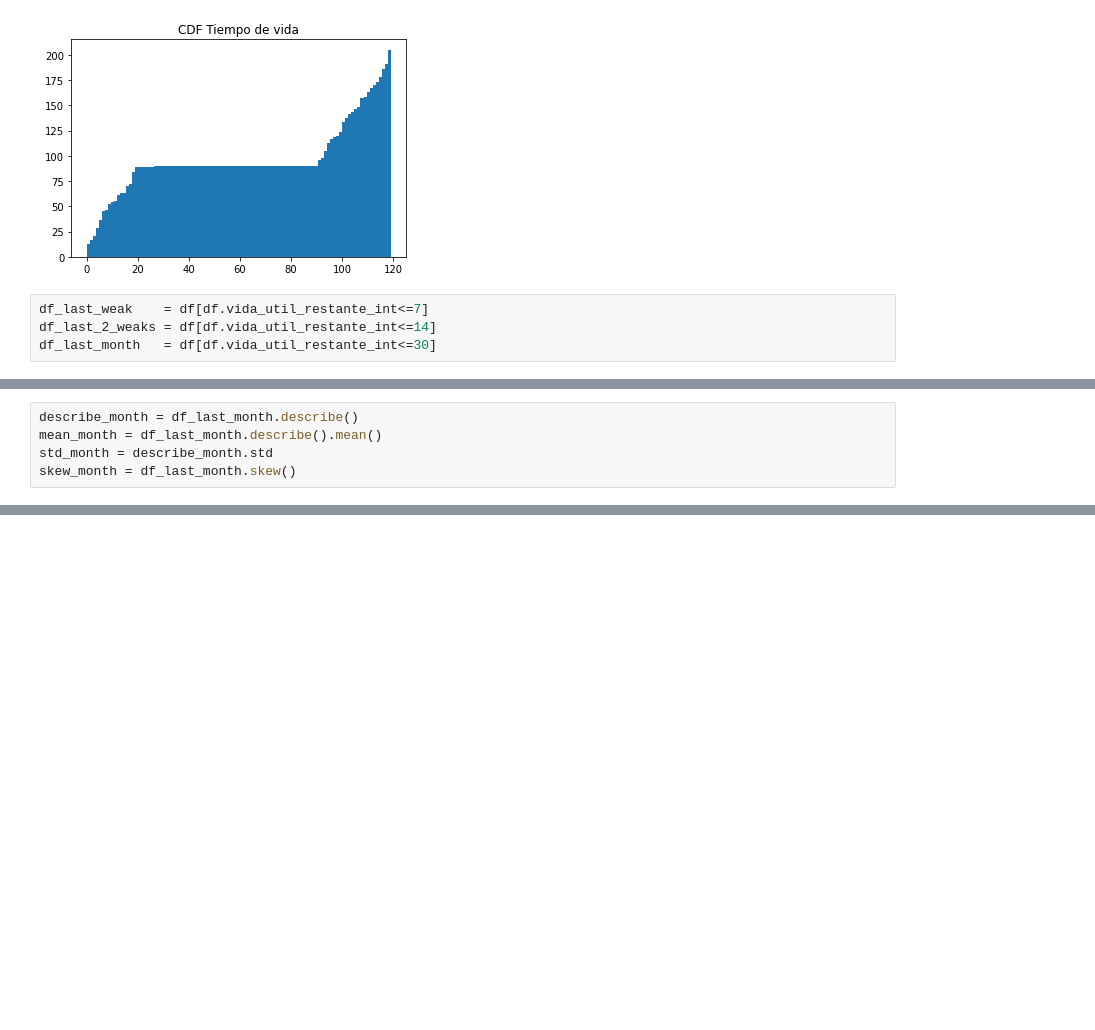
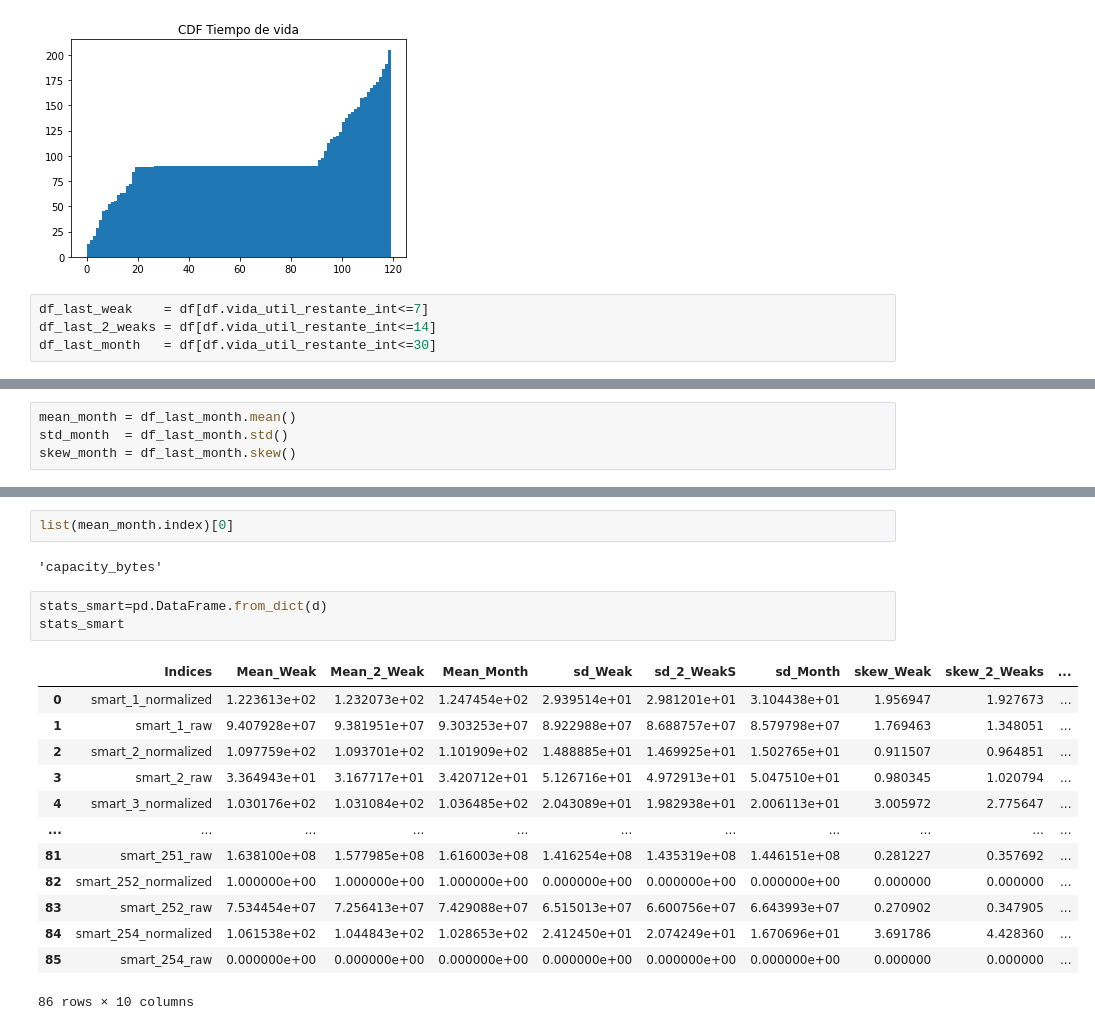
Before and after one commit to MIIIO2020/Prueba_2_AP, a Jupyter notebook: Python/Mati.ipynb, the cells around one changed output, grey strips where cells are left out. Cells and saved outputs as stored; diff of their text form; blank space fills up the shorter version.

```diff
--- a/Python/Mati.ipynb
+++ b/Python/Mati.ipynb
@@ -183,5 +148,4 @@ describe_month
 # %%
-describe_month = df_last_month.describe()
-mean_month = df_last_month.describe().mean()
-std_month = describe_month.std
+mean_month = df_last_month.mean()
+std_month  = df_last_month.std()
 skew_month = df_last_month.skew()
@@ -227,0 +186,21 @@ vida_
+# %%
+list(mean_month.index)[0]
+# %% [output]
+'capacity_bytes'
+# %%
+stats_smart=pd.DataFrame.from_dict(d)
+stats_smart
+# %% [output]
+|  | Indices | Mean_Weak | Mean_2_Weak | Mean_Month | sd_Weak | sd_2_WeakS | sd_Month | skew_Weak | skew_2_Weaks | ... |
+| 0 | smart_1_normalized | 1.223613e+02 | 1.232073e+02 | 1.247454e+02 | 2.939514e+01 | 2.981201e+01 | 3.104438e+01 | 1.956947 | 1.927673 | ... |
+| 1 | smart_1_raw | 9.407928e+07 | 9.381951e+07 | 9.303253e+07 | 8.922988e+07 | 8.688757e+07 | 8.579798e+07 | 1.769463 | 1.348051 | ... |
+| 2 | smart_2_normalized | 1.097759e+02 | 1.093701e+02 | 1.101909e+02 | 1.488885e+01 | 1.469925e+01 | 1.502765e+01 | 0.911507 | 0.964851 | ... |
+| 3 | smart_2_raw | 3.364943e+01 | 3.167717e+01 | 3.420712e+01 | 5.126716e+01 | 4.972913e+01 | 5.047510e+01 | 0.980345 | 1.020794 | ... |
+| 4 | smart_3_normalized | 1.030176e+02 | 1.031084e+02 | 1.036485e+02 | 2.043089e+01 | 1.982938e+01 | 2.006113e+01 | 3.005972 | 2.775647 | ... |
+| ... | ... | ... | ... | ... | ... | ... | ... | ... | ... | ... |
+| 81 | smart_251_raw | 1.638100e+08 | 1.577985e+08 | 1.616003e+08 | 1.416254e+08 | 1.435319e+08 | 1.446151e+08 | 0.281227 | 0.357692 | ... |
+| 82 | smart_252_normalized | 1.000000e+00 | 1.000000e+00 | 1.000000e+00 | 0.000000e+00 | 0.000000e+00 | 0.000000e+00 | 0.000000 | 0.000000 | ... |
+| 83 | smart_252_raw | 7.534454e+07 | 7.256413e+07 | 7.429088e+07 | 6.515013e+07 | 6.600756e+07 | 6.643993e+07 | 0.270902 | 0.347905 | ... |
+| 84 | smart_254_normalized | 1.061538e+02 | 1.044843e+02 | 1.028653e+02 | 2.412450e+01 | 2.074249e+01 | 1.670696e+01 | 3.691786 | 4.428360 | ... |
+| 85 | smart_254_raw | 0.000000e+00 | 0.000000e+00 | 0.000000e+00 | 0.000000e+00 | 0.000000e+00 | 0.000000e+00 | 0.000000 | 0.000000 | ... |
+86 rows × 10 columns
```
Also changed, not shown: parts of 19 cells of this notebook.
